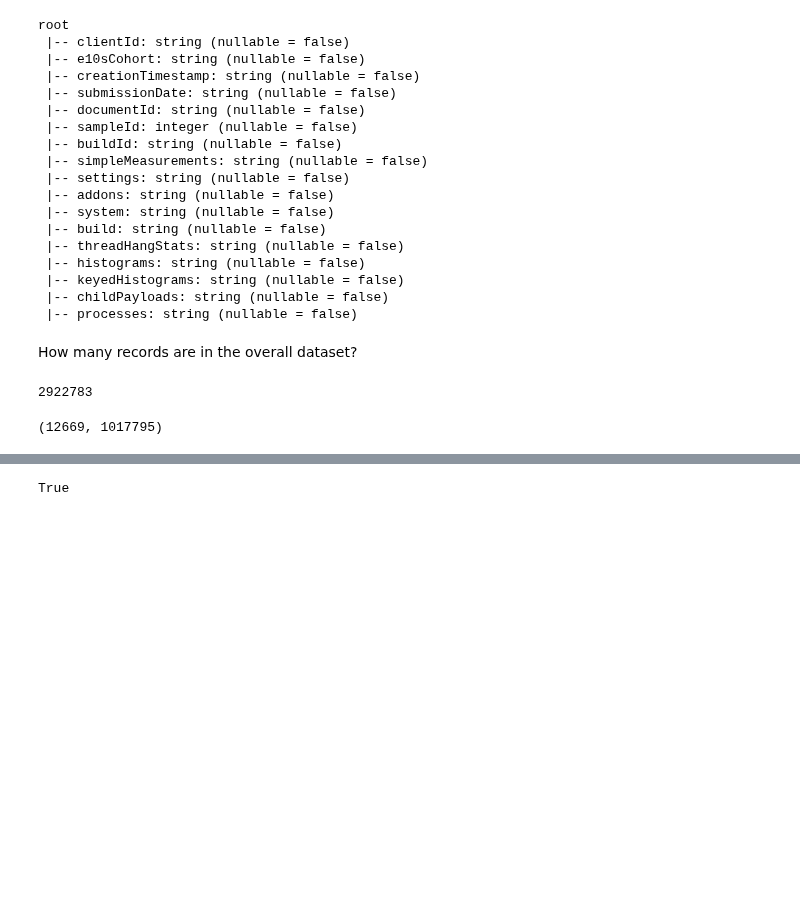
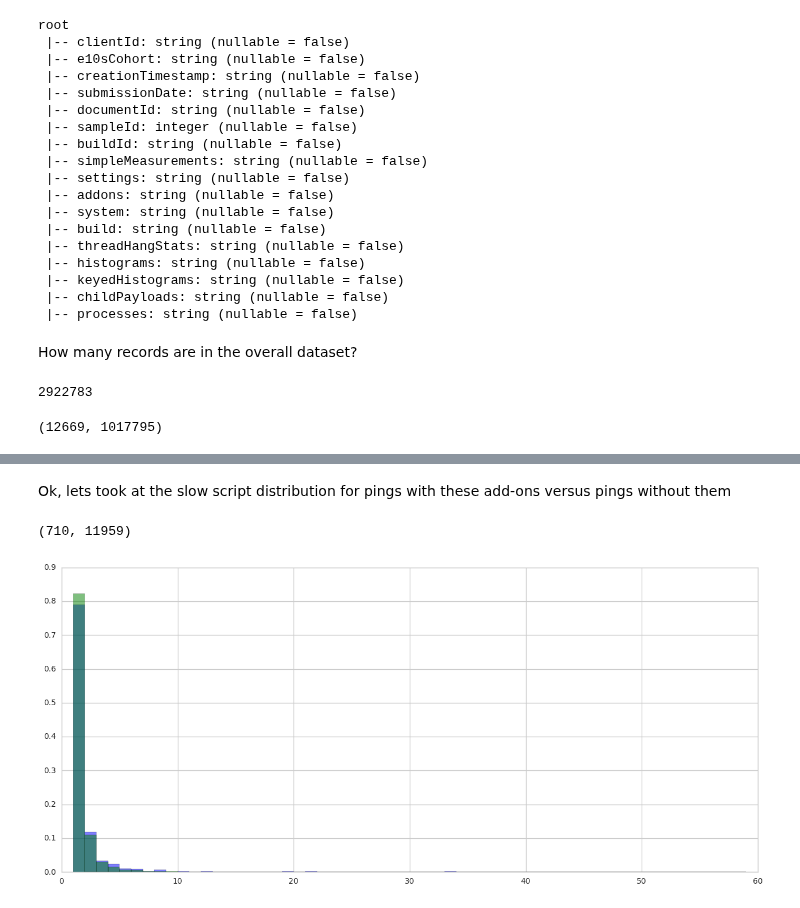
Before and after one commit to benmiroglio/e10s_analyses, a Jupyter notebook: misc/SlowScriptAnalysis.ipynb, the cells around one changed output, grey strips where cells are left out. Drawn from its saved outputs; the diff is of its cells as text; code cells hidden in the pictures; blank space fills up the shorter version.

```diff
--- a/misc/SlowScriptAnalysis.ipynb
+++ b/misc/SlowScriptAnalysis.ipynb
@@ -613,6 +548,0 @@ If there are any bad pings, describe the problems and remove them from the datas
-# %%
-addons_exp_dataset_bad = addons_exp_dataset_check.filter("badPing")\
-    .select("e10sCohort", "settings", "addons")\
-    .rdd
-
-has_bad = not addons_exp_dataset_bad.isEmpty()
@@ -739,4 +549,26 @@ Py4JJavaError: An error occurred while calling z:org.apache.spark.api.python.Pyt
-# %%
-addons_subset_slow.map(lambda x: x['addons']).first()
-# %% [output]
-True
+# %% [markdown]
+Ok, lets took at the slow script distribution for pings with these add-ons versus pings without them
+# %%
+def has_bad(addons):
+    addons = json.loads(addons).get('activeAddons', {})
+    if distinct_to_slow - set(addons.keys()) != distinct_to_slow:
+        return True
+    return False
+
+
+has_bad = fun.udf(has_bad, pyspark.sql.types.BooleanType())
+ss_test = addons_dataset_slow.filter(has_bad('addons')).select('slow_scripts').collect()
+ss_control = addons_dataset_slow.filter(~has_bad('addons')).select('slow_scripts').collect()
+# %%
+len(ss_test), len(ss_control)
+# %% [output]
+(710, 11959)
+# %%
+ss_test = map(lambda x: x.slow_scripts, ss_test)
+ss_control = map(lambda x: x.slow_scripts, ss_control)
+# %%
+plt.hist(ss_test, color='blue', alpha=.5, normed=True, bins=range(1, 60))
+plt.hist(ss_control, color='green', alpha=.5, normed=True, bins=range(1, 60))
+plt.show()
+# %% [output]
+[figure, added]
```
Also changed, not shown: parts of 27 cells of this notebook.
